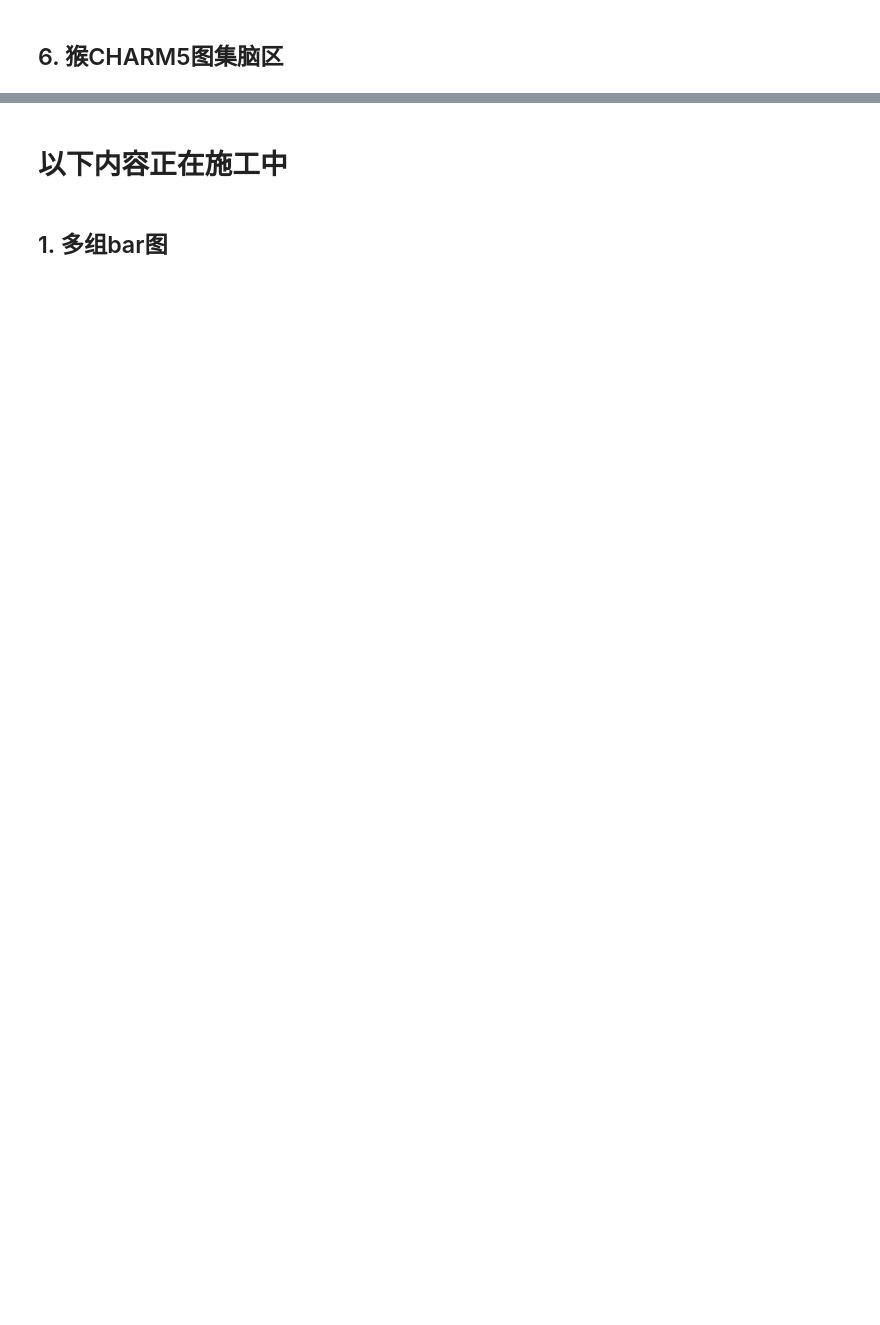
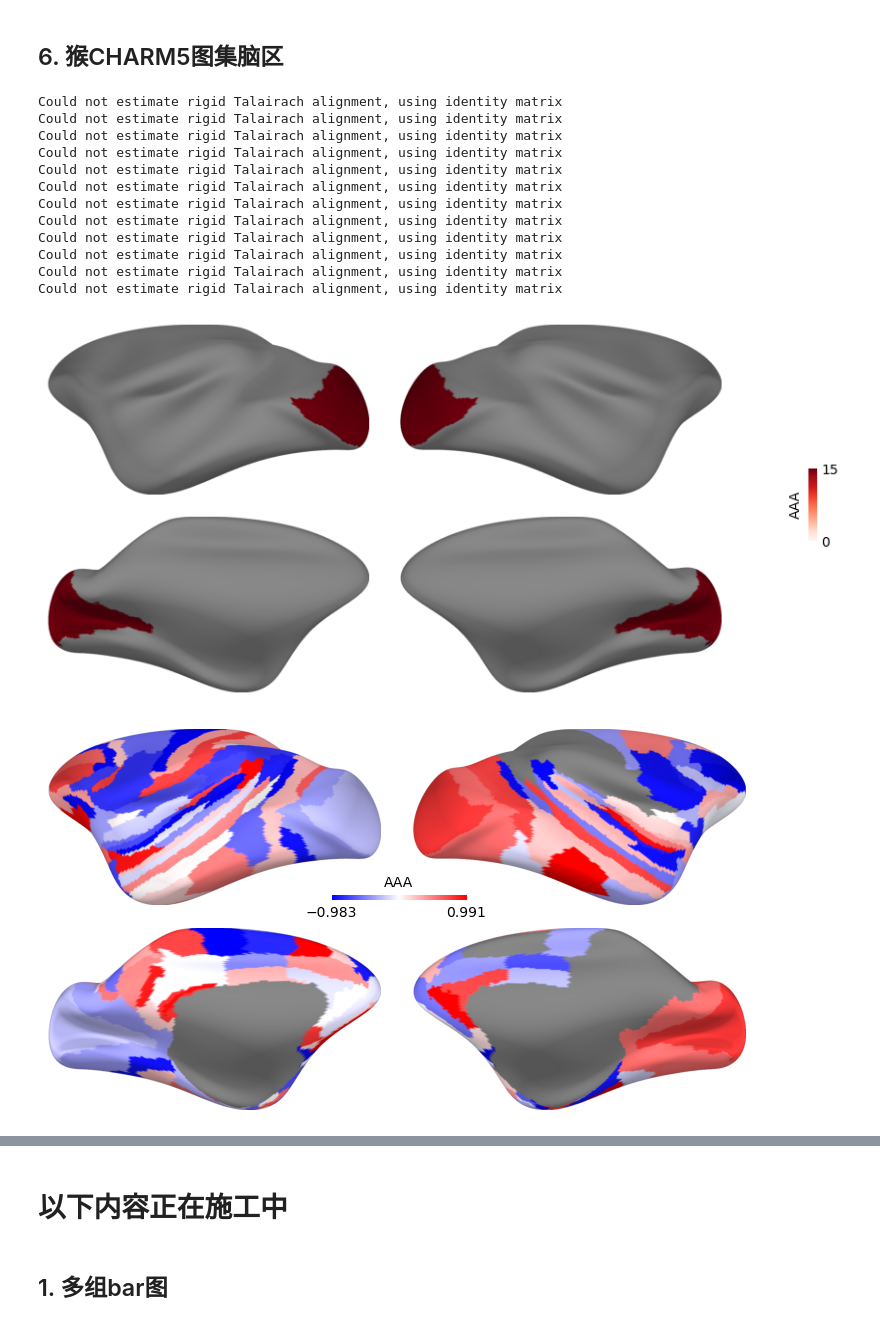
Before and after one commit to RicardoRyn/Plot_figure, a Jupyter notebook: example.ipynb, the cells around one changed output, grey strips where cells are left out. Cells and saved outputs as stored; diff of their text form; code cells hidden in the pictures; blank space fills up the shorter version.

```diff
--- a/example.ipynb
+++ b/example.ipynb
@@ -142,24 +176,39 @@ fig.savefig(r"./figures/human_brain4.png", dpi=250, bbox_inches='tight')
 # %%
 import numpy as np
 import matplotlib.pyplot as plt
 from plot_figure import *
 
 # 全脑1
 data = {'lh_V1':15, 'rh_V1':15}
 fig = plot_macaque_brain_figure(data, surf='inflated', colorbar_direction='vertical', colorbar_label_name='AAA')
-fig.savefig(r"./figures/macaque_brain1.png", dpi=250, bbox_inches='tight')
+fig.savefig(r"./example_figures/macaque_brain1.png", dpi=250, bbox_inches='tight')
 
 # 全脑2
-data = r"E:\jupyter_notebook\jupyter_notebook_code\git_repositories\Plot_figure\macaque_charm5.csv"
+data = r"E:\vscode\git_repositories\Plot_figure\macaque_charm5.csv"  # 注意修改绝对路径
 fig = plot_macaque_brain_figure(data, surf='inflated', cmap='bwr', colorbar_direction='horizontal', colorbar_label_name='AAA')
-fig.savefig(r"./figures/macaque_brain2.png", dpi=250, bbox_inches='tight')
+fig.savefig(r"./example_figures/macaque_brain2.png", dpi=250, bbox_inches='tight')
 
 # 仅左脑
 data = {'lh_V1':15}  # 如果只画左脑，请把右脑数据删除
 fig = plot_macaque_hemi_brain_figure(data, hemi='lh', cmap='bwr', ax_direction='vertical')
-fig.savefig(r"./figures/macaque_brain3.png", dpi=250, bbox_inches='tight')
+fig.savefig(r"./example_figures/macaque_brain3.png", dpi=250, bbox_inches='tight')
 
 # 仅右脑
 data = {'rh_V1':-10, 'rh_MST':10}  # 如果只画右脑，请把左脑数据删除
 fig = plot_macaque_hemi_brain_figure(data, hemi='rh', surf='white', colorbar_direction='horizontal', colorbar_label_name='AAA', cmap='bwr')
-fig.savefig(r"./figures/macaque_brain4.png", dpi=250, bbox_inches='tight')
+fig.savefig(r"./example_figures/macaque_brain4.png", dpi=250, bbox_inches='tight')
+# %% [output]
+Could not estimate rigid Talairach alignment, using identity matrix
+Could not estimate rigid Talairach alignment, using identity matrix
+Could not estimate rigid Talairach alignment, using identity matrix
+Could not estimate rigid Talairach alignment, using identity matrix
+Could not estimate rigid Talairach alignment, using identity matrix
+Could not estimate rigid Talairach alignment, using identity matrix
+Could not estimate rigid Talairach alignment, using identity matrix
+Could not estimate rigid Talairach alignment, using identity matrix
+Could not estimate rigid Talairach alignment, using identity matrix
+Could not estimate rigid Talairach alignment, using identity matrix
+Could not estimate rigid Talairach alignment, using identity matrix
+Could not estimate rigid Talairach alignment, using identity matrix
+[figure, added]
+[figure, added]
```
Also changed, not shown: parts of 12 cells of this notebook, 12 other files.
